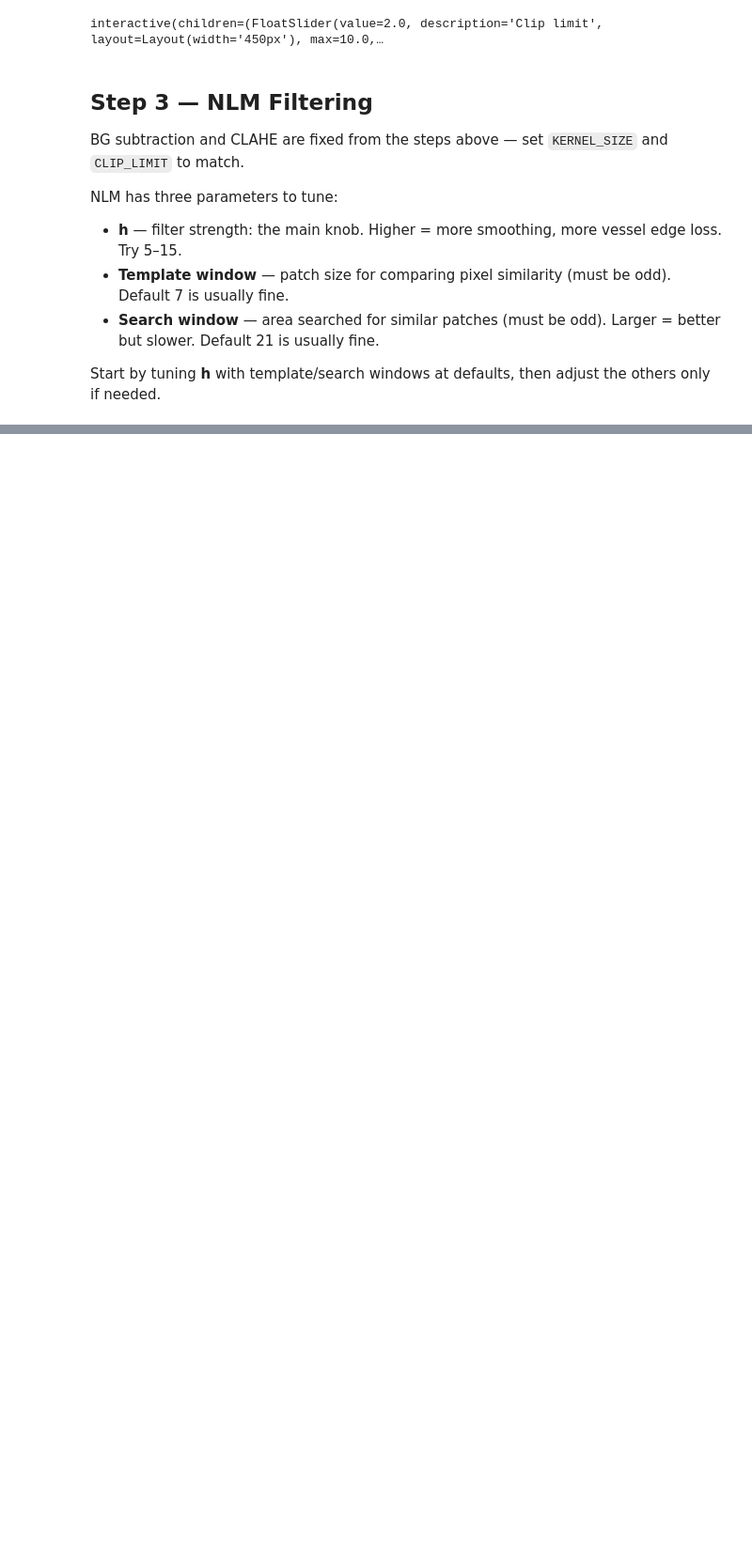
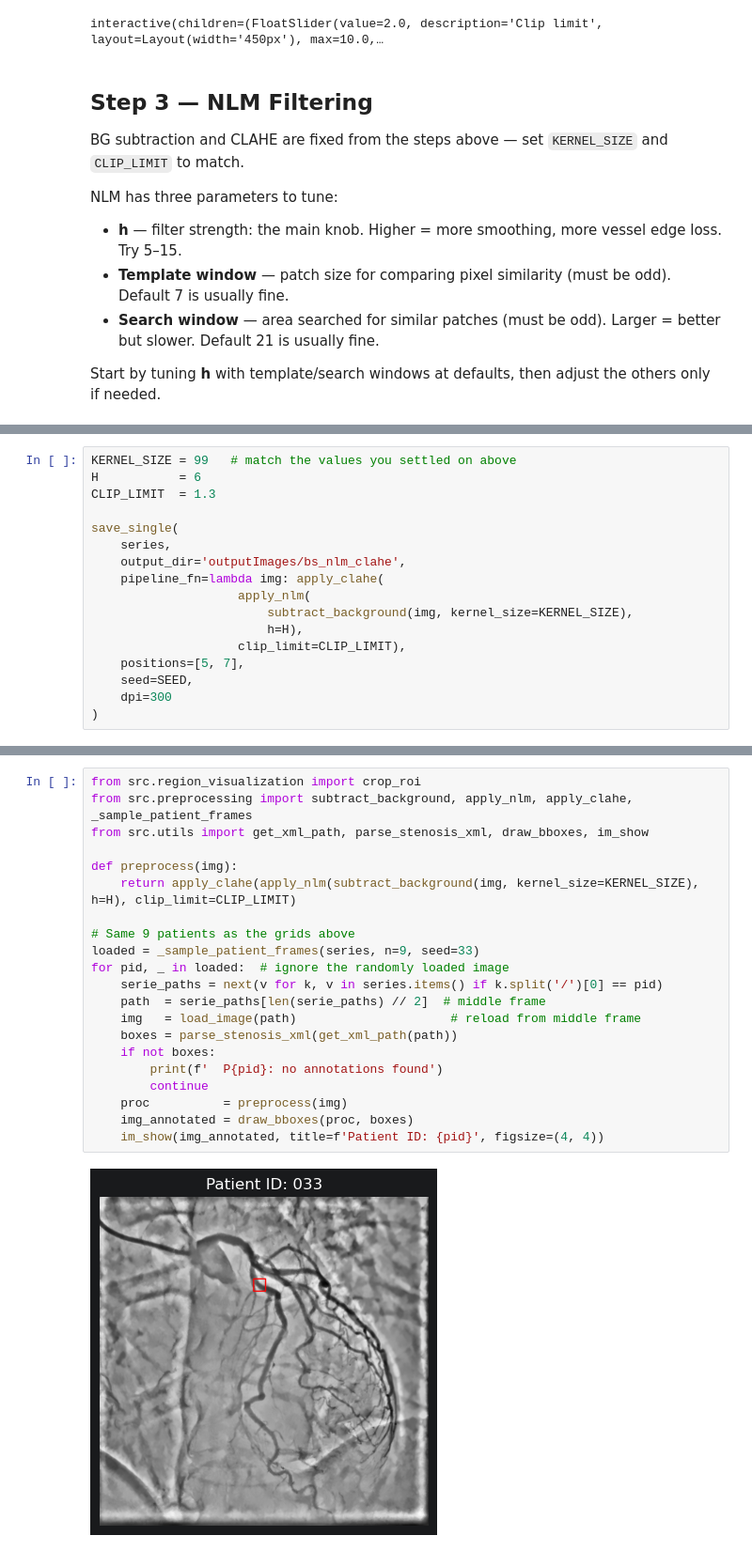
Before and after one commit to FerranMonteroUNICAS/IPA_ML_StenosisDetection_Project, a Jupyter notebook: notebooks/preprocessing.ipynb, the cells around one changed output, grey strips where cells are left out. Shown at 94% size. Drawn from its saved outputs; the diff is of its cells as text; blank space fills up the shorter version.

Commit message:
Going crazy trying to find the best set of preprocessing parameters.

```diff
--- a/notebooks/preprocessing.ipynb
+++ b/notebooks/preprocessing.ipynb
@@ -90,0 +117,17 @@ interactive(children=(IntSlider(value=9, description='d (diameter)', layout=Layo
+# %%
+KERNEL_SIZE = 99   # match the values you settled on above
+H           = 6
+CLIP_LIMIT  = 1.3
+
+save_single(
+    series,
+    output_dir='outputImages/bs_nlm_clahe',
+    pipeline_fn=lambda img: apply_clahe(
+                    apply_nlm(
+                        subtract_background(img, kernel_size=KERNEL_SIZE),
+                        h=H),
+                    clip_limit=CLIP_LIMIT),
+    positions=[5, 7],
+    seed=SEED,
+    dpi=300
+)
@@ -90,0 +144,23 @@ interactive(children=(IntSlider(value=9, description='d (diameter)', layout=Layo
+# %%
+from src.region_visualization import crop_roi
+from src.preprocessing import subtract_background, apply_nlm, apply_clahe, _sample_patient_frames
+from src.utils import get_xml_path, parse_stenosis_xml, draw_bboxes, im_show
+
+def preprocess(img):
+    return apply_clahe(apply_nlm(subtract_background(img, kernel_size=KERNEL_SIZE), h=H), clip_limit=CLIP_LIMIT)
+
+# Same 9 patients as the grids above
+loaded = _sample_patient_frames(series, n=9, seed=33)
+for pid, _ in loaded:  # ignore the randomly loaded image
+    serie_paths = next(v for k, v in series.items() if k.split('/')[0] == pid)
+    path  = serie_paths[len(serie_paths) // 2]  # middle frame
+    img   = load_image(path)                     # reload from middle frame
+    boxes = parse_stenosis_xml(get_xml_path(path))
+    if not boxes:
+        print(f'  P{pid}: no annotations found')
+        continue
+    proc          = preprocess(img)
+    img_annotated = draw_bboxes(proc, boxes)
+    im_show(img_annotated, title=f'Patient ID: {pid}', figsize=(4, 4))
+# %% [output]
+[figure, added]
```
Also changed, not shown: parts of 13 cells of this notebook, 6 other files.
